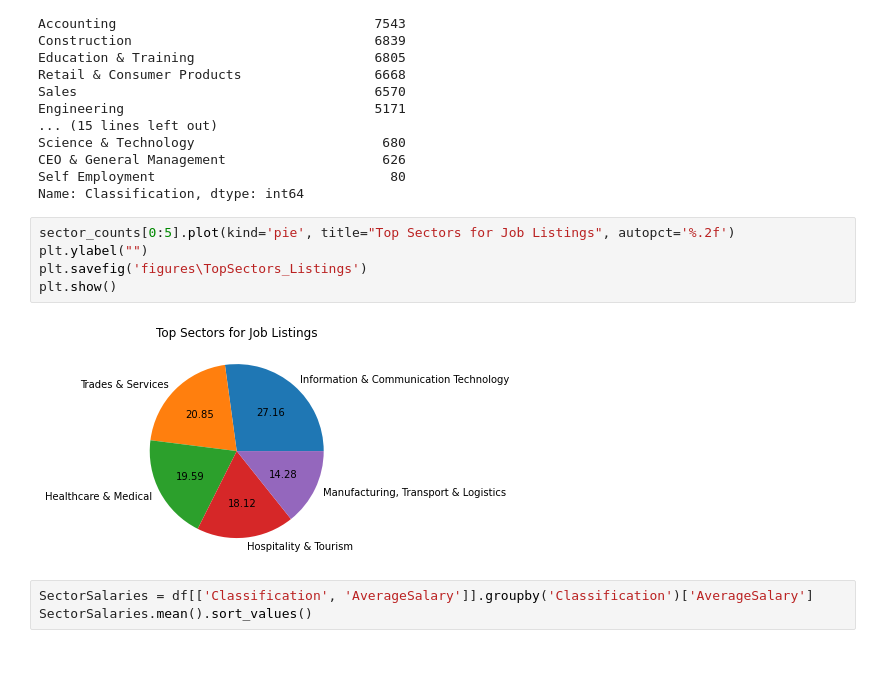
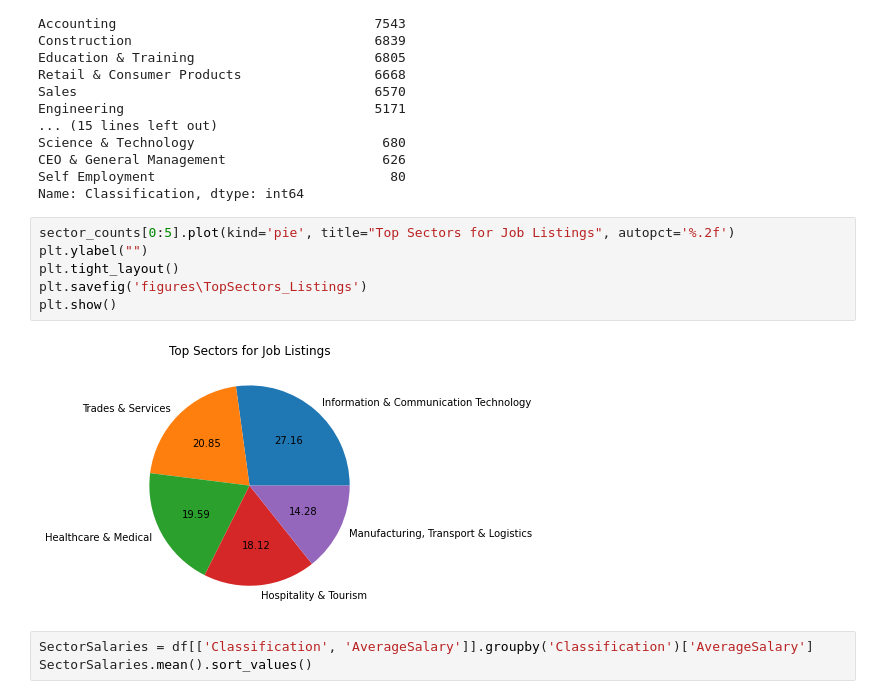
Before and after one commit to RyanWillie/Big-Data-Assignment, a Jupyter notebook: Notebook.ipynb, the cells around one changed output. Cells and saved outputs as stored; diff of their text form; blank space fills up the shorter version.

```diff
--- a/Notebook.ipynb
+++ b/Notebook.ipynb
@@ -284,10 +287,11 @@ Name: Classification, dtype: int64
 # %%
 sector_counts[0:5].plot(kind='pie', title="Top Sectors for Job Listings", autopct='%.2f')
 plt.ylabel("")
+plt.tight_layout()
 plt.savefig('figures\TopSectors_Listings')
 plt.show()
 # %% [output]
-[figure, old version]
+[figure, new version]
 # %%
 SectorSalaries = df[['Classification', 'AverageSalary']].groupby('Classification')['AverageSalary']
 SectorSalaries.mean().sort_values()
```
Also changed, not shown: parts of 6 cells of this notebook, 8 other files.
